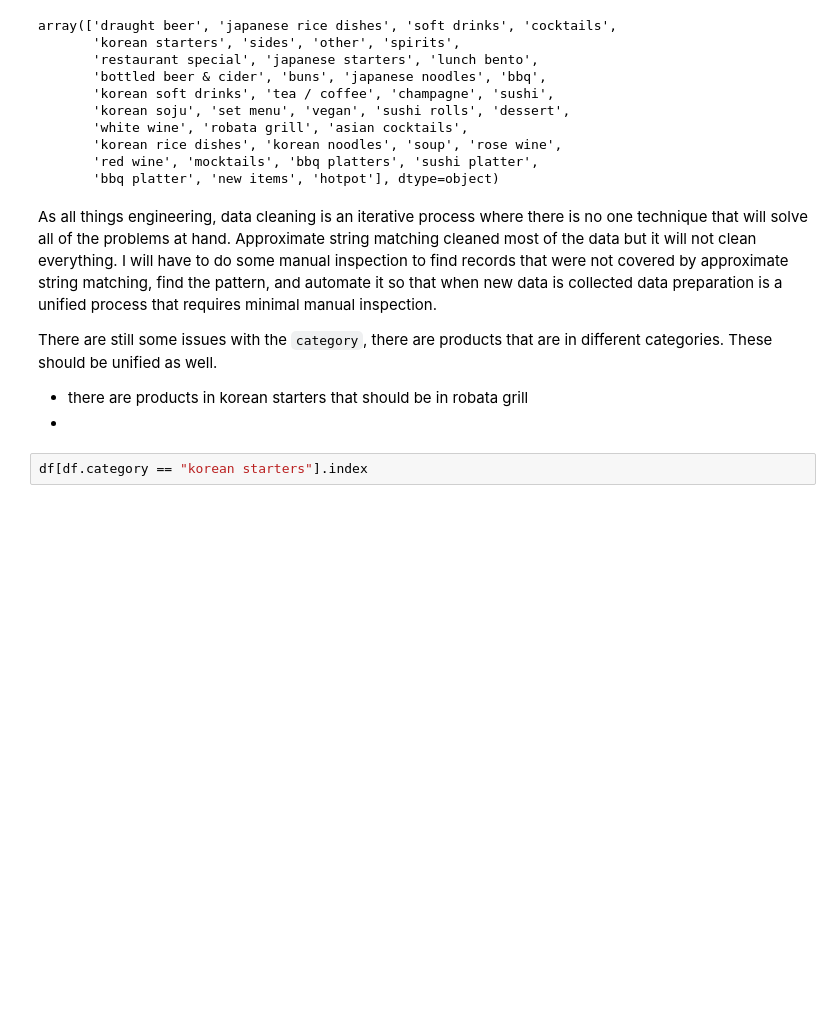
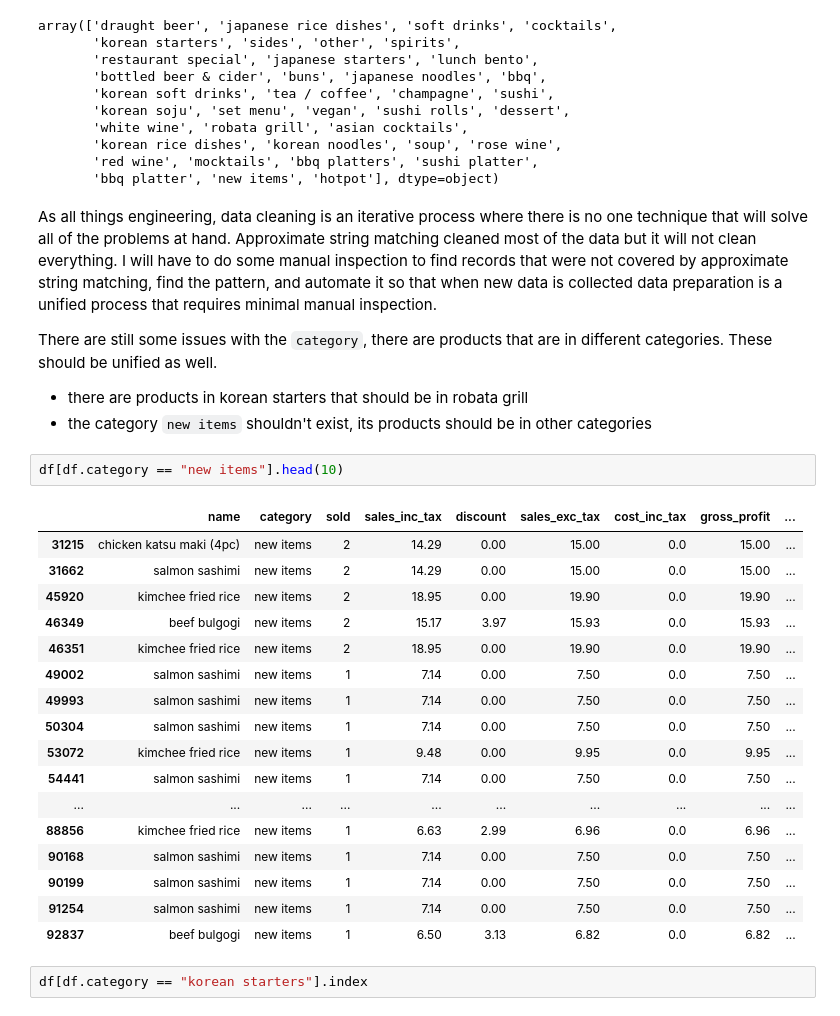
Before and after one commit to lestherll/restaurant-data-analytics, a Jupyter notebook: data_cleaning.ipynb, the cells around one changed output. Cells and saved outputs as stored; diff of their text form; blank space fills up the shorter version.

```diff
--- a/data_cleaning.ipynb
+++ b/data_cleaning.ipynb
@@ -689,7 +689,27 @@ As all things engineering, data cleaning is an iterative process where there is
 There are still some issues with the `category`, there are products that are in different categories. These should be unified as well.
 
 - there are products in korean starters that should be in robata grill
--
+- the category `new items` shouldn't exist, its products should be in other categories
+# %%
+df[df.category == "new items"].head(10)
+# %% [output]
+|  | name | category | sold | sales_inc_tax | discount | sales_exc_tax | cost_inc_tax | gross_profit | ... |
+| 31215 | chicken katsu maki (4pc) | new items | 2 | 14.29 | 0.00 | 15.00 | 0.0 | 15.00 | ... |
+| 31662 | salmon sashimi | new items | 2 | 14.29 | 0.00 | 15.00 | 0.0 | 15.00 | ... |
+| 45920 | kimchee fried rice | new items | 2 | 18.95 | 0.00 | 19.90 | 0.0 | 19.90 | ... |
+| 46349 | beef bulgogi | new items | 2 | 15.17 | 3.97 | 15.93 | 0.0 | 15.93 | ... |
+| 46351 | kimchee fried rice | new items | 2 | 18.95 | 0.00 | 19.90 | 0.0 | 19.90 | ... |
+| 49002 | salmon sashimi | new items | 1 | 7.14 | 0.00 | 7.50 | 0.0 | 7.50 | ... |
+| 49993 | salmon sashimi | new items | 1 | 7.14 | 0.00 | 7.50 | 0.0 | 7.50 | ... |
+| 50304 | salmon sashimi | new items | 1 | 7.14 | 0.00 | 7.50 | 0.0 | 7.50 | ... |
+| 53072 | kimchee fried rice | new items | 1 | 9.48 | 0.00 | 9.95 | 0.0 | 9.95 | ... |
+| 54441 | salmon sashimi | new items | 1 | 7.14 | 0.00 | 7.50 | 0.0 | 7.50 | ... |
+| ... | ... | ... | ... | ... | ... | ... | ... | ... | ... |
+| 88856 | kimchee fried rice | new items | 1 | 6.63 | 2.99 | 6.96 | 0.0 | 6.96 | ... |
+| 90168 | salmon sashimi | new items | 1 | 7.14 | 0.00 | 7.50 | 0.0 | 7.50 | ... |
+| 90199 | salmon sashimi | new items | 1 | 7.14 | 0.00 | 7.50 | 0.0 | 7.50 | ... |
+| 91254 | salmon sashimi | new items | 1 | 7.14 | 0.00 | 7.50 | 0.0 | 7.50 | ... |
+| 92837 | beef bulgogi | new items | 1 | 6.50 | 3.13 | 6.82 | 0.0 | 6.82 | ... |
 # %%
 df[df.category == "korean starters"].index
 # %% [output]
```
Also changed, not shown: parts of 4 cells of this notebook.
